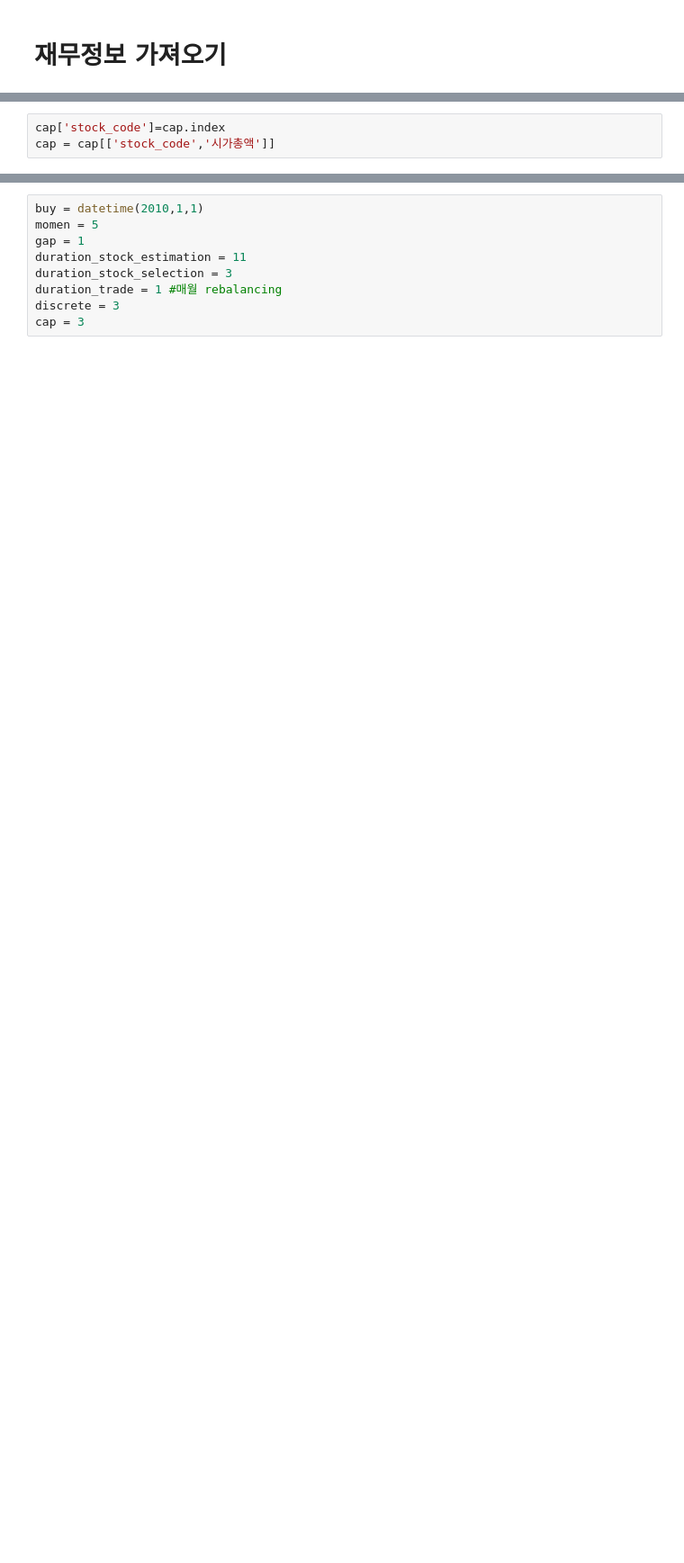
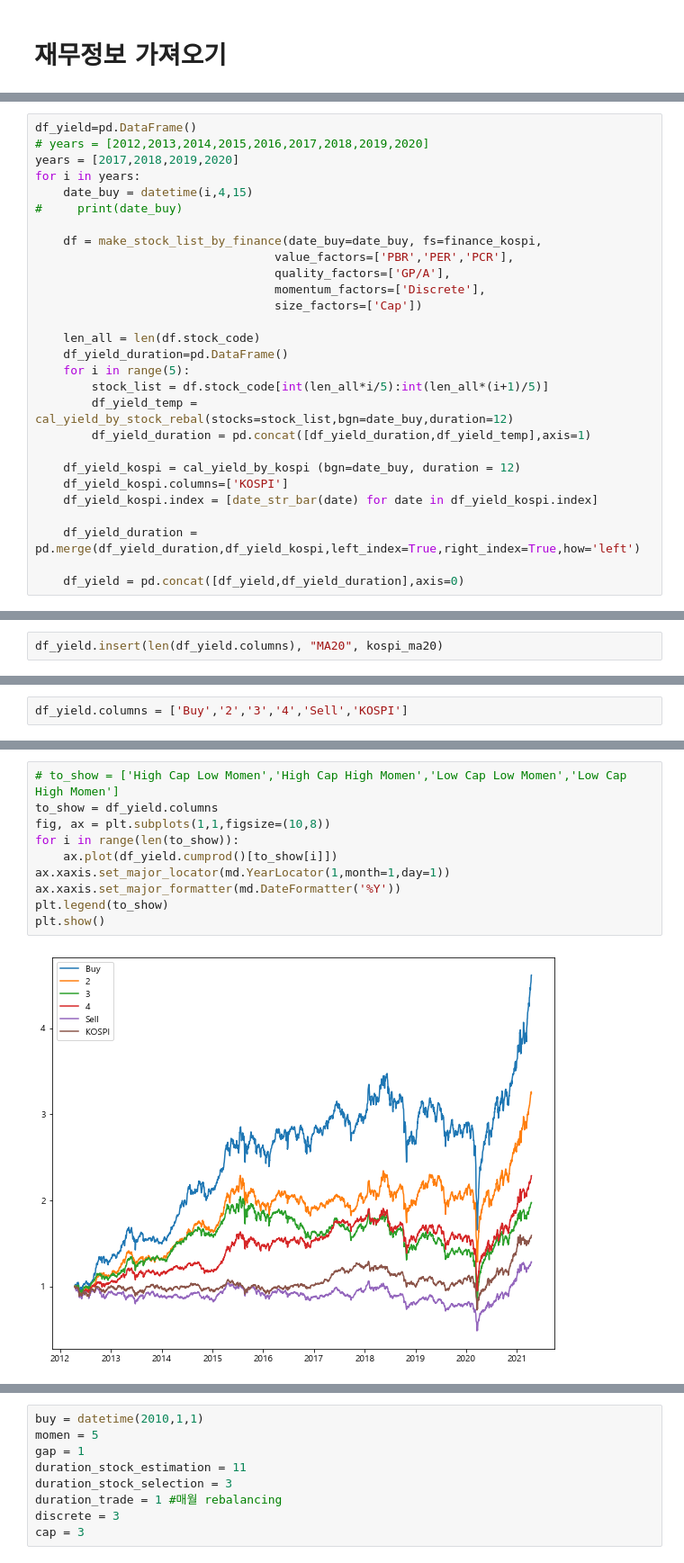
Before and after one commit to malkovich0/Finance, a Jupyter notebook: step3 Algorithm.ipynb, the cells around one changed output, grey strips where cells are left out. Shown at 90% size. Drawn from its saved outputs; the diff is of its cells as text; blank space fills up the shorter version.

```diff
--- a/step3 Algorithm.ipynb
+++ b/step3 Algorithm.ipynb
@@ -336,3 +240,0 @@ cap
-# %%
-cap['stock_code']=cap.index
-cap = cap[['stock_code','시가총액']]
@@ -396,0 +534,28 @@ finance_kospi[finance_kospi['period'] == 202012]
+# %%
+df_yield=pd.DataFrame()
+# years = [2012,2013,2014,2015,2016,2017,2018,2019,2020]
+years = [2017,2018,2019,2020]
+for i in years:
+    date_buy = datetime(i,4,15)
+#     print(date_buy)
+
+    df = make_stock_list_by_finance(date_buy=date_buy, fs=finance_kospi,
+                                  value_factors=['PBR','PER','PCR'],
+                                  quality_factors=['GP/A'],
+                                  momentum_factors=['Discrete'],
+                                  size_factors=['Cap'])
+
+    len_all = len(df.stock_code)
+    df_yield_duration=pd.DataFrame()
+    for i in range(5):
+        stock_list = df.stock_code[int(len_all*i/5):int(len_all*(i+1)/5)]
+        df_yield_temp = cal_yield_by_stock_rebal(stocks=stock_list,bgn=date_buy,duration=12)
+        df_yield_duration = pd.concat([df_yield_duration,df_yield_temp],axis=1)
+
+    df_yield_kospi = cal_yield_by_kospi (bgn=date_buy, duration = 12)
+    df_yield_kospi.columns=['KOSPI']
+    df_yield_kospi.index = [date_str_bar(date) for date in df_yield_kospi.index]
+
+    df_yield_duration = pd.merge(df_yield_duration,df_yield_kospi,left_index=True,right_index=True,how='left')
+
+    df_yield = pd.concat([df_yield,df_yield_duration],axis=0)
@@ -396,0 +569,2 @@ finance_kospi[finance_kospi['period'] == 202012]
+# %%
+df_yield.insert(len(df_yield.columns), "MA20", kospi_ma20)
@@ -396,0 +634,2 @@ finance_kospi[finance_kospi['period'] == 202012]
+# %%
+df_yield.columns = ['Buy','2','3','4','Sell','KOSPI']
@@ -396,0 +668,12 @@ finance_kospi[finance_kospi['period'] == 202012]
+# %%
+# to_show = ['High Cap Low Momen','High Cap High Momen','Low Cap Low Momen','Low Cap High Momen']
+to_show = df_yield.columns
+fig, ax = plt.subplots(1,1,figsize=(10,8))
+for i in range(len(to_show)):
+    ax.plot(df_yield.cumprod()[to_show[i]])
+ax.xaxis.set_major_locator(md.YearLocator(1,month=1,day=1))
+ax.xaxis.set_major_formatter(md.DateFormatter('%Y'))
+plt.legend(to_show)
+plt.show()
+# %% [output]
+[figure, added]
```
Also changed, not shown: parts of 89 cells of this notebook, 1 other file.
